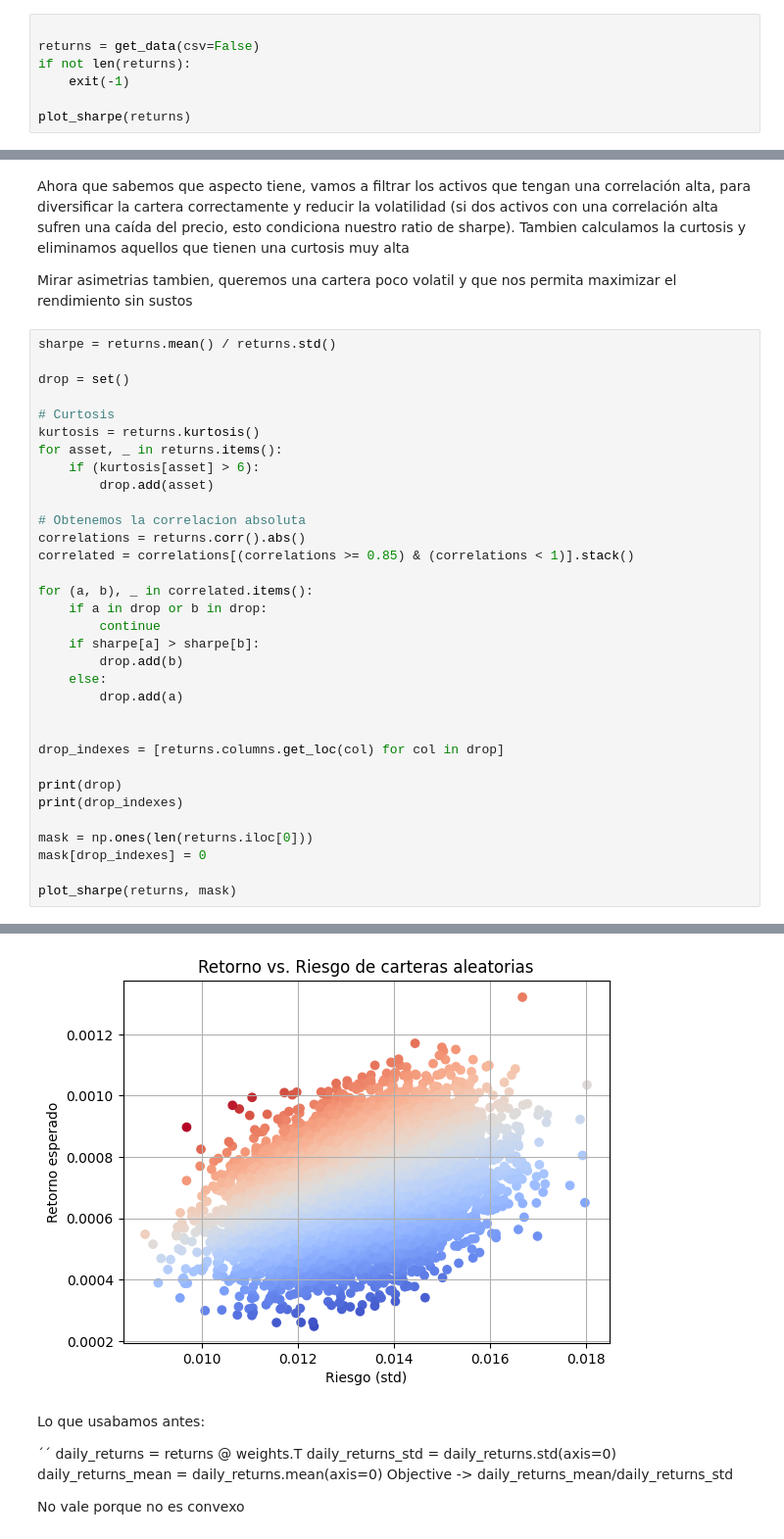
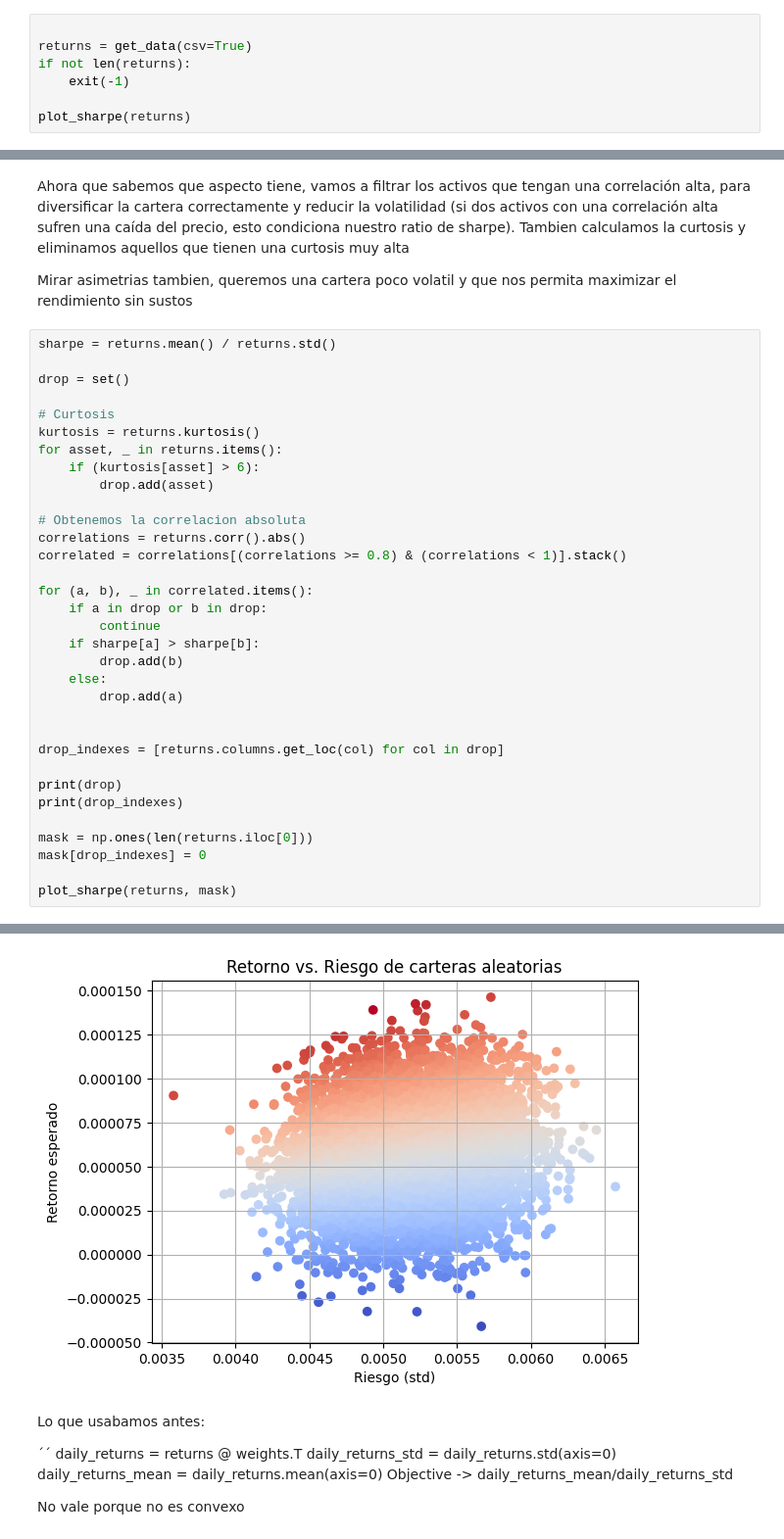
Before and after one commit to Juanjod54/MIAX_TB2.4, a Jupyter notebook: gestion_carteras.ipynb, the cells around one changed output, grey strips where cells are left out. Shown at 98% size. Drawn from its saved outputs; the diff is of its cells as text.

```diff
--- a/gestion_carteras.ipynb
+++ b/gestion_carteras.ipynb
@@ -66,7 +64,7 @@ def get_data(csv=True):
         return yf.download(tickers, period="2y", interval="1d")['Close'].pct_change().dropna()
 # %%
 
-returns = get_data(csv=False)
+returns = get_data(csv=True)
 if not len(returns):
     exit(-1)
 
@@ -92,7 +89,7 @@ for asset, _ in returns.items():
 
 # Obtenemos la correlacion absoluta
 correlations = returns.corr().abs()
-correlated = correlations[(correlations >= 0.85) & (correlations < 1)].stack()
+correlated = correlations[(correlations >= 0.8) & (correlations < 1)].stack()
 
 for (a, b), _ in correlated.items():
     if a in drop or b in drop:
@@ -118,4 +115,4 @@ plot_sharpe(returns, mask)
-[figure, old version]
+[figure, new version]
 # %% [markdown]
 Lo que usabamos antes:
 
```
Also changed, not shown: parts of 7 cells of this notebook.
